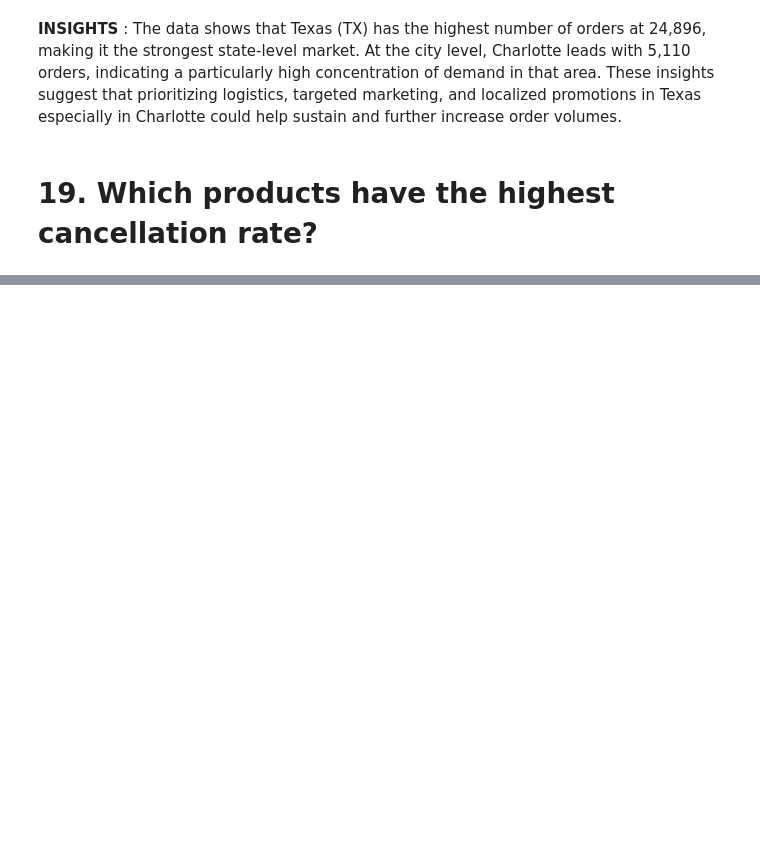
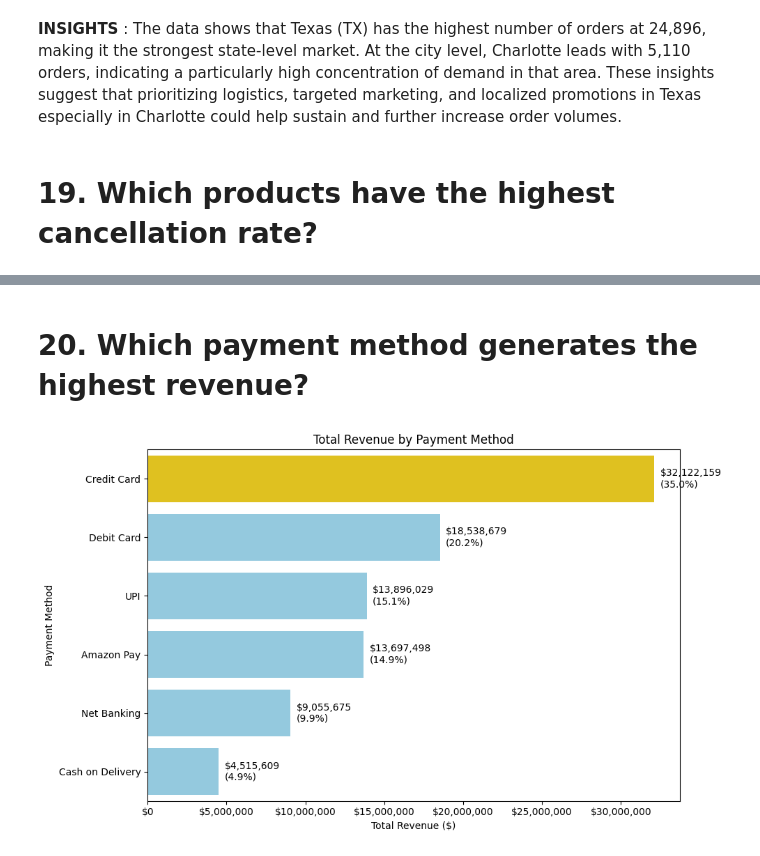
Before and after one commit to bsit2c2025/itcs204_finalsproject_agawin, a Jupyter notebook: MPDA_Agawin.ipynb, the cells around one changed output, grey strips where cells are left out. Cells and saved outputs as stored; diff of their text form; code cells hidden in the pictures; blank space fills up the shorter version.

```diff
--- a/MPDA_Agawin.ipynb
+++ b/MPDA_Agawin.ipynb
@@ -925,0 +983,21 @@ Top City: Charlotte — 5110 orders
+# %% [markdown]
+# 20. Which payment method generates the highest revenue?
+# %%
+# Revenue by payment method
+rev_by_pm = amazondata.dropna(subset=['PaymentMethod']).groupby('PaymentMethod', as_index=False)['TotalAmount'].sum().sort_values('TotalAmount', ascending=False)
+total_rev = rev_by_pm['TotalAmount'].sum()
+
+plt.figure(figsize=(10,6))
+colors = ['gold' if pm == rev_by_pm.iloc[0]['PaymentMethod'] else 'skyblue' for pm in rev_by_pm['PaymentMethod']]
+ax = sns.barplot(data=rev_by_pm, x='TotalAmount', y='PaymentMethod', palette=colors)
+ax.set_title('Total Revenue by Payment Method')
+ax.set_xlabel('Total Revenue ($)')
+ax.set_ylabel('Payment Method')
+ax.xaxis.set_major_formatter(mtick.StrMethodFormatter('${x:,.0f}'))
+for p, val in zip(ax.patches, rev_by_pm['TotalAmount']):
+    ax.annotate(f'${val:,.0f}\n({val/total_rev*100:.1f}%)', (val, p.get_y() + p.get_height() / 2),
+                xytext=(6, 0), textcoords='offset points', va='center')
+plt.tight_layout()
+plt.show()
+# %% [output]
+[figure, added]
```
Also changed, not shown: parts of 17 cells of this notebook.
